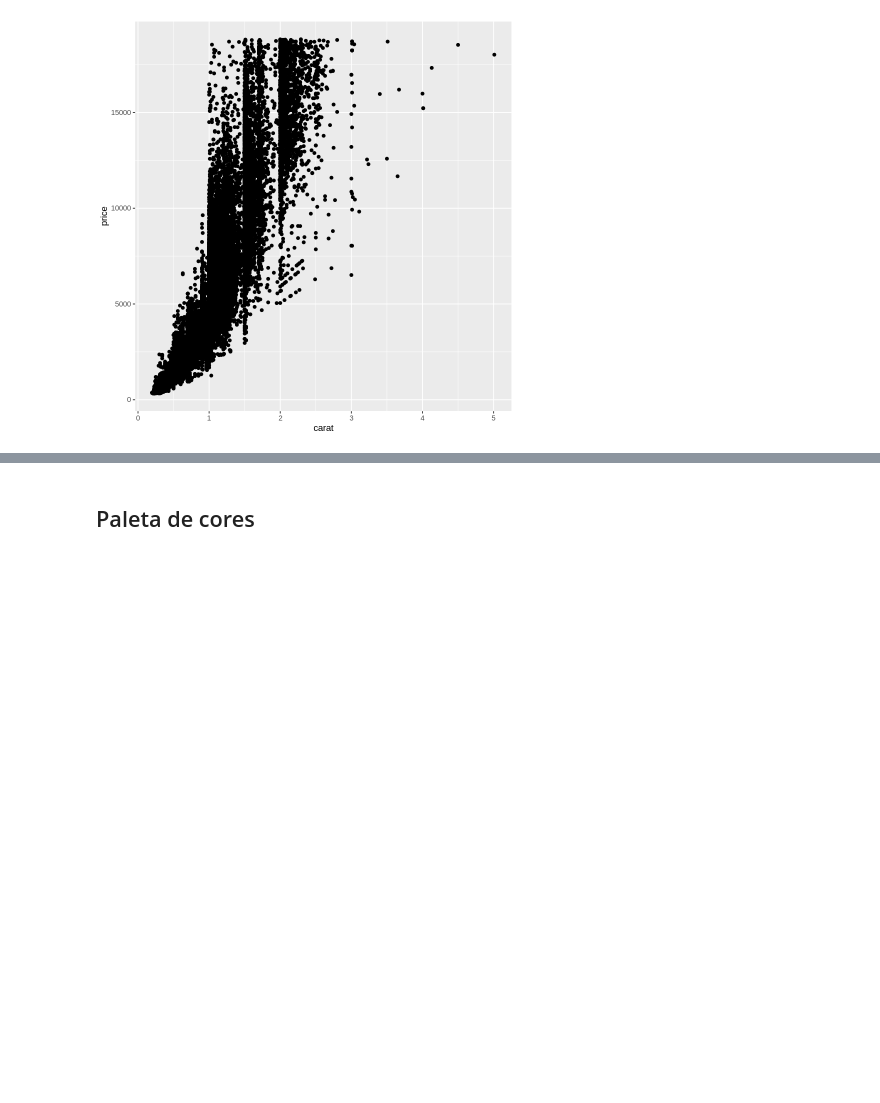
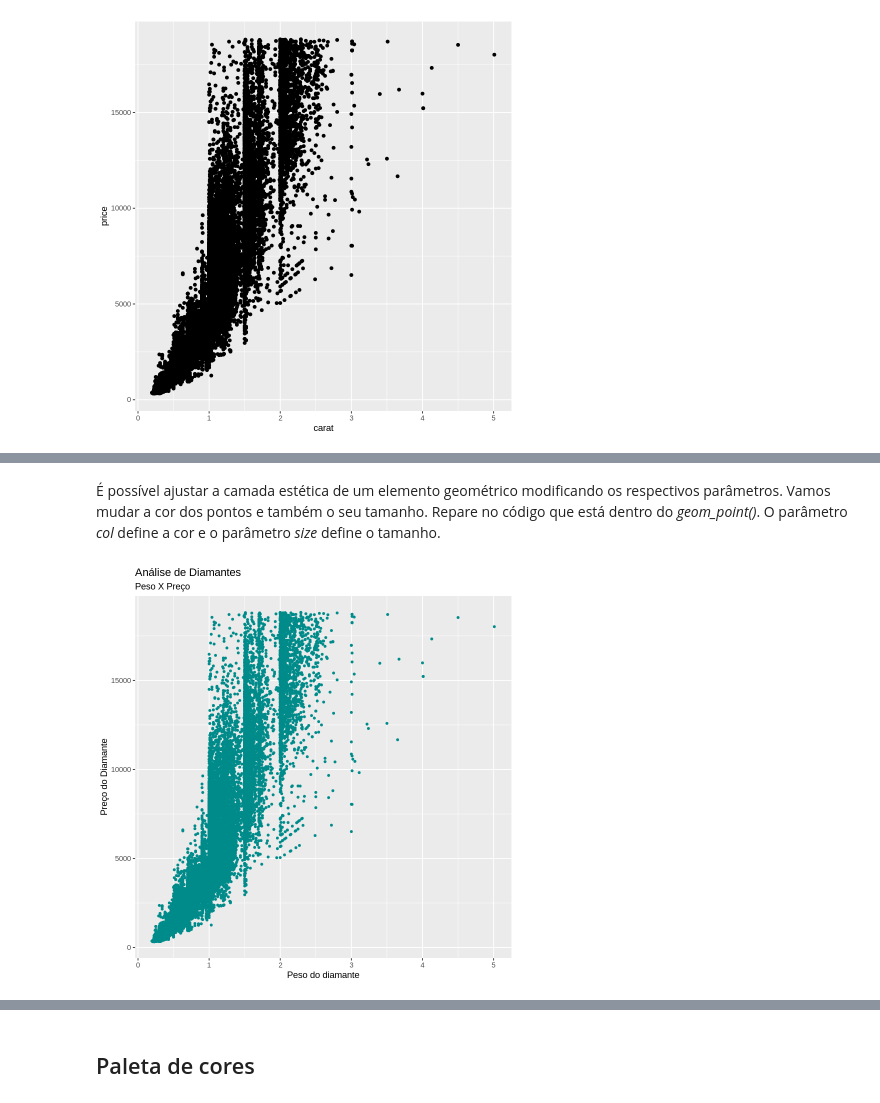
Before and after one commit to Rogerio-mack/Ling-de-Prog-para-Ciencia-de-Dados, a Jupyter notebook: Trilha 7.ipynb, the cells around one changed output, grey strips where cells are left out. Cells and saved outputs as stored; diff of their text form; code cells hidden in the pictures; blank space fills up the shorter version.

```diff
--- a/Trilha 7.ipynb
+++ b/Trilha 7.ipynb
@@ -90,0 +101,10 @@ Repare que a saída é um gráfico de dispersão básico, onde cada ponto repres
+# %% [markdown]
+É possível ajustar a camada estética de um elemento geométrico modificando os respectivos parâmetros. Vamos mudar a cor dos pontos e também o seu tamanho. Repare no código que está dentro do *geom_point()*. O parâmetro *col* define a cor e o parâmetro *size* define o tamanho.
+# %%
+ggplot(diamonds, aes(x=carat, y=price)) +
+  geom_point(col="darkcyan", size=1) +
+  ggtitle("Análise de Diamantes", subtitle="Peso X Preço") +
+  xlab("Peso do diamante") +
+  ylab("Preço do Diamante")
+# %% [output]
+[figure, added]
```
Also changed, not shown: parts of 4 cells of this notebook.
